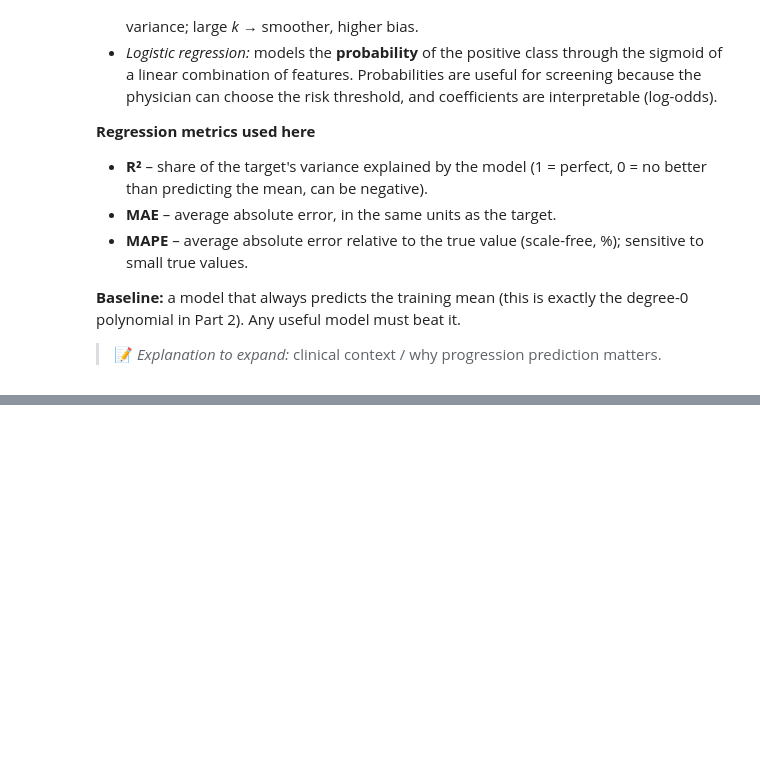
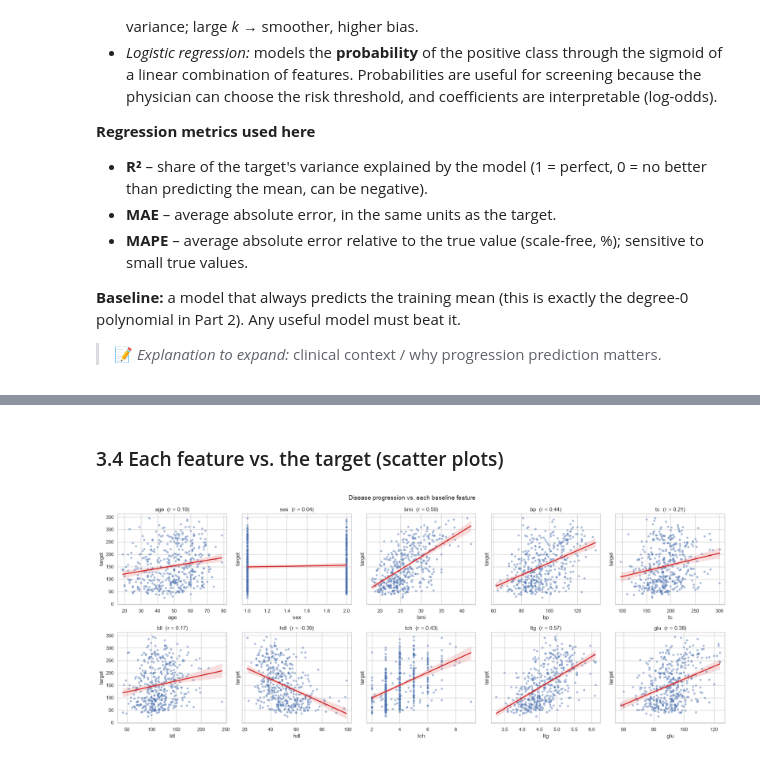
Before and after one commit to Namypark/diabetes-progression-lab2, a Jupyter notebook: lab2_diabetes.ipynb, the cells around one changed output, grey strips where cells are left out. Cells and saved outputs as stored; diff of their text form; code cells hidden in the pictures; blank space fills up the shorter version.

```diff
--- a/lab2_diabetes.ipynb
+++ b/lab2_diabetes.ipynb
@@ -115,0 +212,13 @@ polynomial in Part 2). Any useful model must beat it.
+# %% [markdown]
+### 3.4 Each feature vs. the target (scatter plots)
+# %%
+fig, axes = plt.subplots(2, 5, figsize=(20, 8), sharey=True)
+for ax, col in zip(axes.flat, df.columns.drop("target")):
+    sns.regplot(data=df, x=col, y="target", ax=ax, scatter_kws={"alpha": 0.4, "s": 15},
+                line_kws={"color": "tab:red"})
+    ax.set_title(f"{col}  (r = {df[col].corr(df['target']):.2f})")
+fig.suptitle("Disease progression vs. each baseline feature", fontsize=14)
+fig.tight_layout()
+plt.show()
+# %% [output]
+[figure, added]
```
Also changed, not shown: parts of 11 cells of this notebook.
